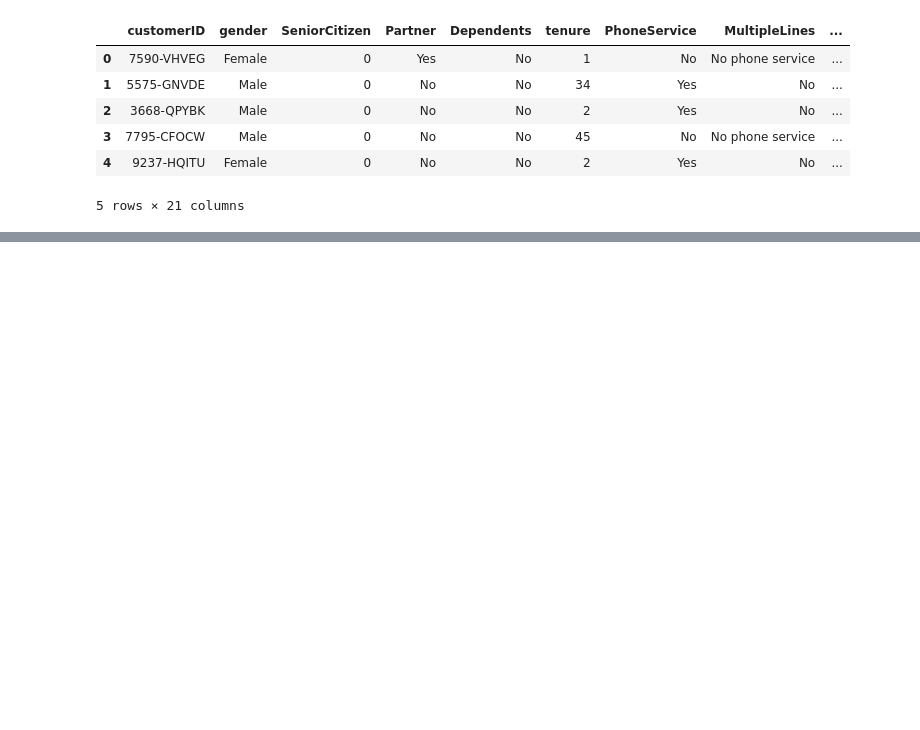
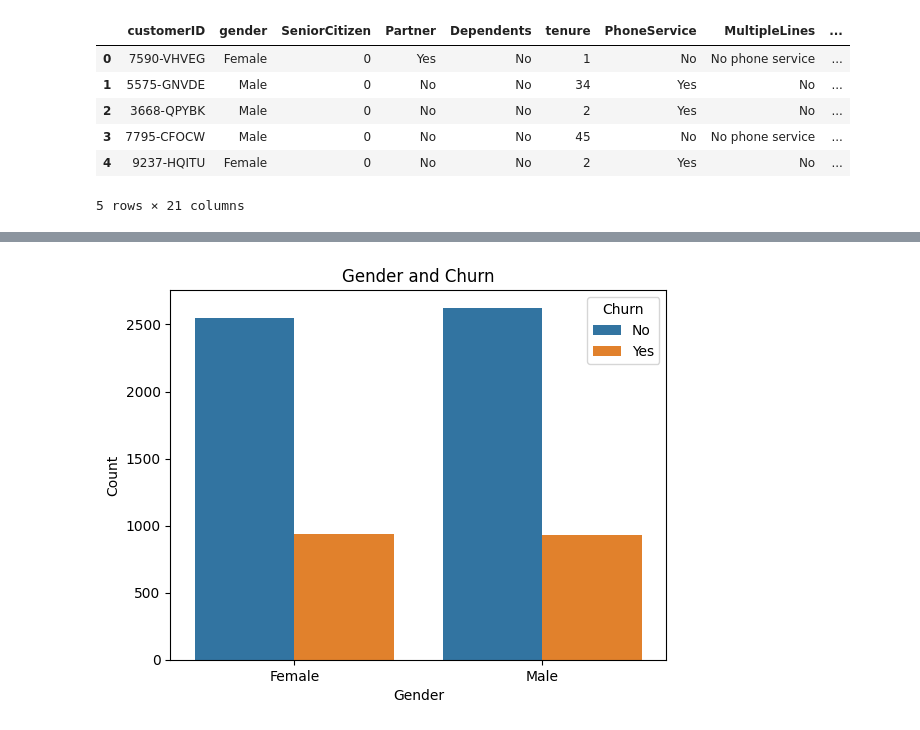
Before and after one commit to yushi2006/Telco-Churn-Broadcasting, a Jupyter notebook: notebooks/EDA.ipynb, the cells around one changed output, grey strips where cells are left out. Saved outputs shown, nothing was run; the diff lists cells and outputs as text; code cells hidden in the pictures; blank space fills up the shorter version.

```diff
--- a/notebooks/EDA.ipynb
+++ b/notebooks/EDA.ipynb
@@ -50,0 +114,11 @@ df.describe()
+# %%
+# Now that we know that that data is not normal and the TotalCharges is left-skeweed
+# Now we need to plot the relation between the gender and churn
+sns.countplot(data=df, x="gender", hue="Churn")
+plt.xlabel("Gender")
+plt.ylabel("Count")
+plt.title("Gender and Churn")
+plt.savefig("../figures/gender_churn.png")
+plt.show()
+# %% [output]
+[figure, added]
```
Also changed, not shown: parts of 12 cells of this notebook, 10 other files.
